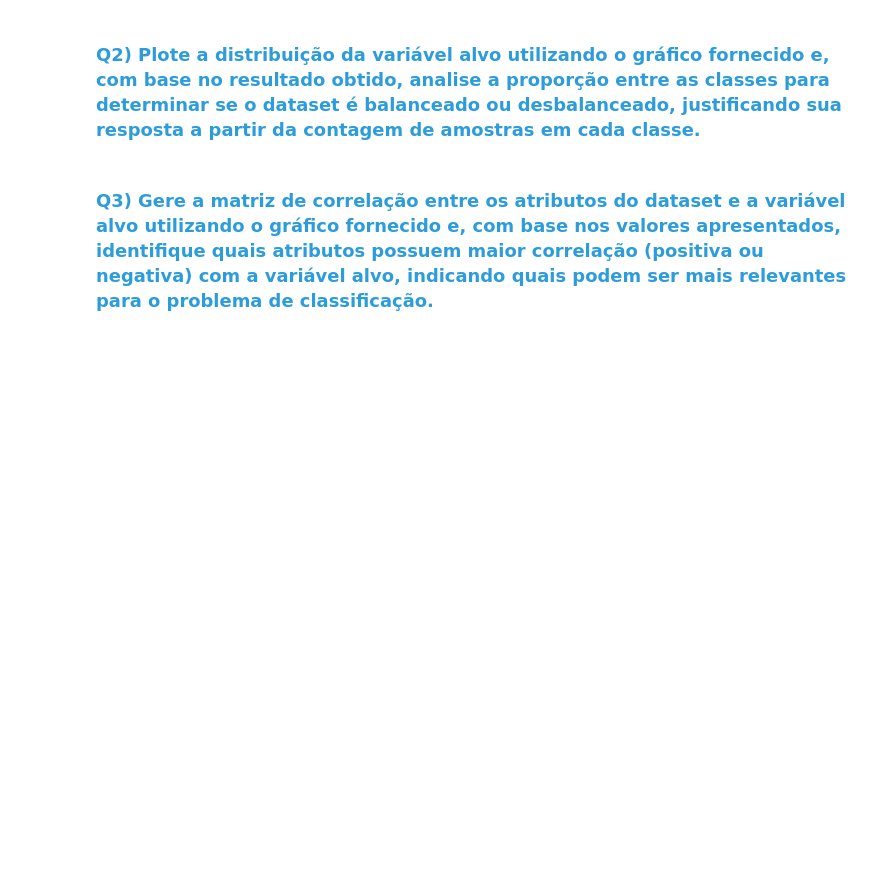
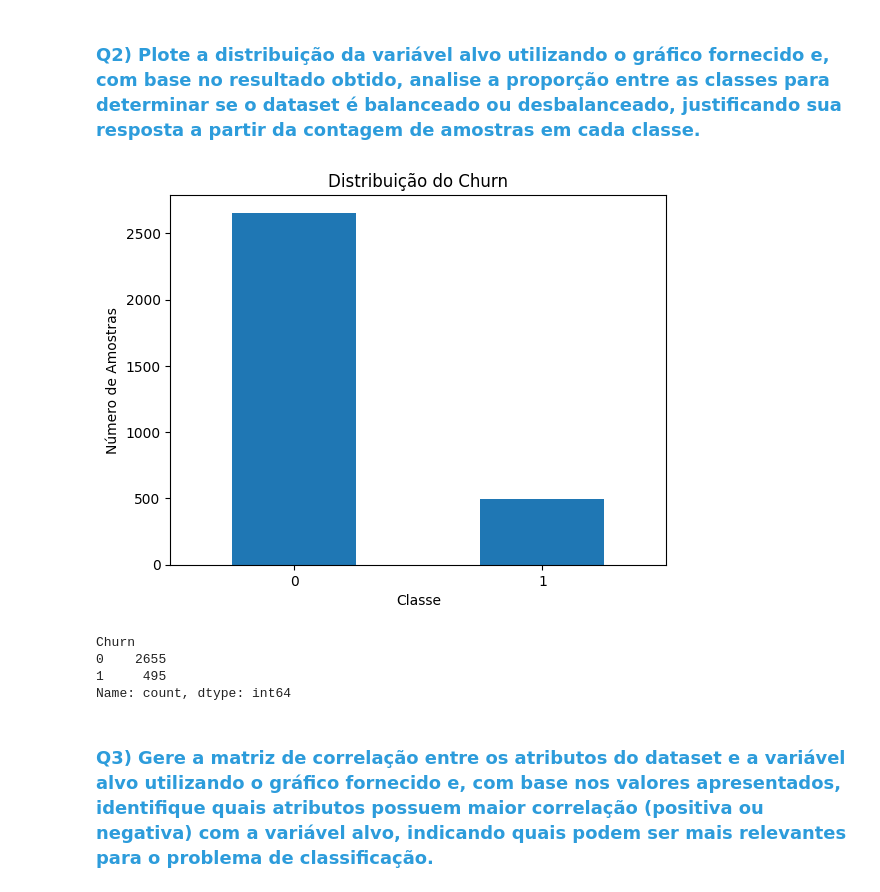
Before and after one commit to MatheusAndrade23/E08-L2-Project, a Jupyter notebook: lab/C24_2026_1_LL_Atividade_06_MMMM.ipynb, the cells around one changed output. Cells and saved outputs as stored; diff of their text form; code cells hidden in the pictures; blank space fills up the shorter version.

```diff
--- a/lab/C24_2026_1_LL_Atividade_06_MMMM.ipynb
+++ b/lab/C24_2026_1_LL_Atividade_06_MMMM.ipynb
@@ -143,3 +143,22 @@ TARGET_COLUMN = "Churn"
 O dataset poussui 3150 amostras e 13 atributos (sendo o Churn) a variável alvo. Trate-se sim de um problema de classificação binária, uma vez que essa variável assume apenas dois valores, que indicam clientes que cancelaram ou não o serviço.
 # %% [markdown]
 ### <font color='#2D9CDB'>Q2) Plote a distribuição da variável alvo utilizando o gráfico fornecido e, com base no resultado obtido, analise a proporção entre as classes para determinar se o dataset é balanceado ou desbalanceado, justificando sua resposta a partir da contagem de amostras em cada classe.</font>
+# %%
+class_counts = df[TARGET_COLUMN].value_counts()
+
+class_counts.plot(kind='bar')
+
+plt.title('Distribuição do Churn')
+plt.xlabel('Classe')
+plt.ylabel('Número de Amostras')
+plt.xticks(rotation=0)
+
+plt.show()
+
+print(class_counts)
+# %% [output]
+[figure, added]
+Churn
+0    2655
+1     495
+Name: count, dtype: int64
```
Also changed, not shown: parts of 1 cell of this notebook.
